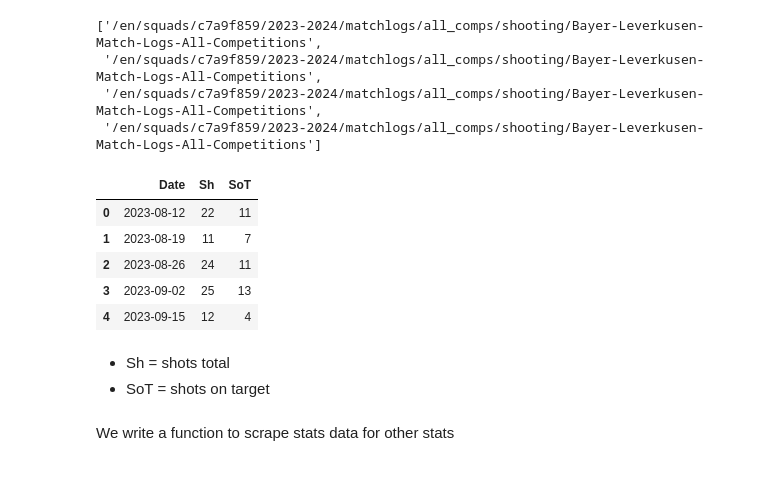
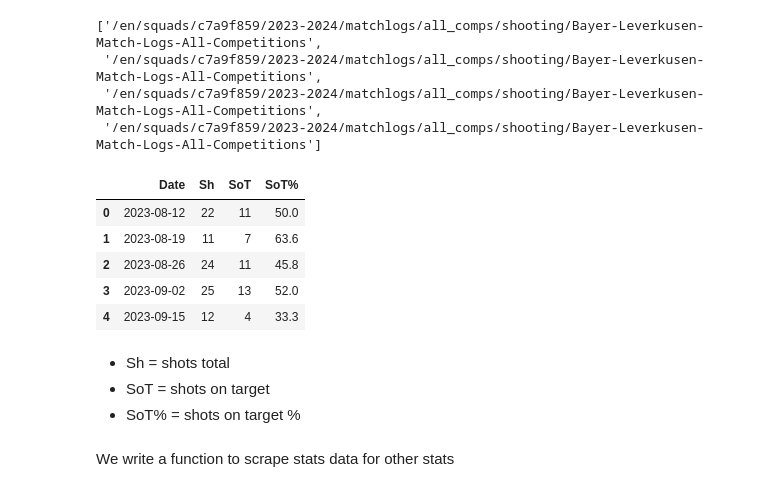
Before and after one commit to BinhHong/Prediction-football-outcome-in-Bundesliga, a Jupyter notebook: Data scraping.ipynb, the cells around one changed output. Cells and saved outputs as stored; diff of their text form; code cells hidden in the pictures.

```diff
--- a/Data scraping.ipynb
+++ b/Data scraping.ipynb
@@ -182,20 +183,21 @@ time.sleep(1)
 # %%
 # get Leverkusen's shooting stats
 Leverkusen_shooting = pd.read_html(Leverkusen_shooting_data.text, match='Shooting')[0]
 # drop top level
 Leverkusen_shooting.columns = Leverkusen_shooting.columns.droplevel()
-Leverkusen_shooting = Leverkusen_shooting.loc[:,['Date', 'Sh', 'SoT']]
+Leverkusen_shooting = Leverkusen_shooting.loc[:,['Date', 'Sh', 'SoT', 'SoT%']]
 
 Leverkusen_shooting.head()
 # %% [output]
-|  | Date | Sh | SoT |
-| 0 | 2023-08-12 | 22 | 11 |
-| 1 | 2023-08-19 | 11 | 7 |
-| 2 | 2023-08-26 | 24 | 11 |
-| 3 | 2023-09-02 | 25 | 13 |
-| 4 | 2023-09-15 | 12 | 4 |
+|  | Date | Sh | SoT | SoT% |
+| 0 | 2023-08-12 | 22 | 11 | 50.0 |
+| 1 | 2023-08-19 | 11 | 7 | 63.6 |
+| 2 | 2023-08-26 | 24 | 11 | 45.8 |
+| 3 | 2023-09-02 | 25 | 13 | 52.0 |
+| 4 | 2023-09-15 | 12 | 4 | 33.3 |
 # %% [markdown]
 - Sh = shots total
 - SoT = shots on target
+- SoT% = shots on target %
 # %% [markdown]
 We write a function to scrape stats data for other stats
```
Also changed, not shown: parts of 37 cells of this notebook.
